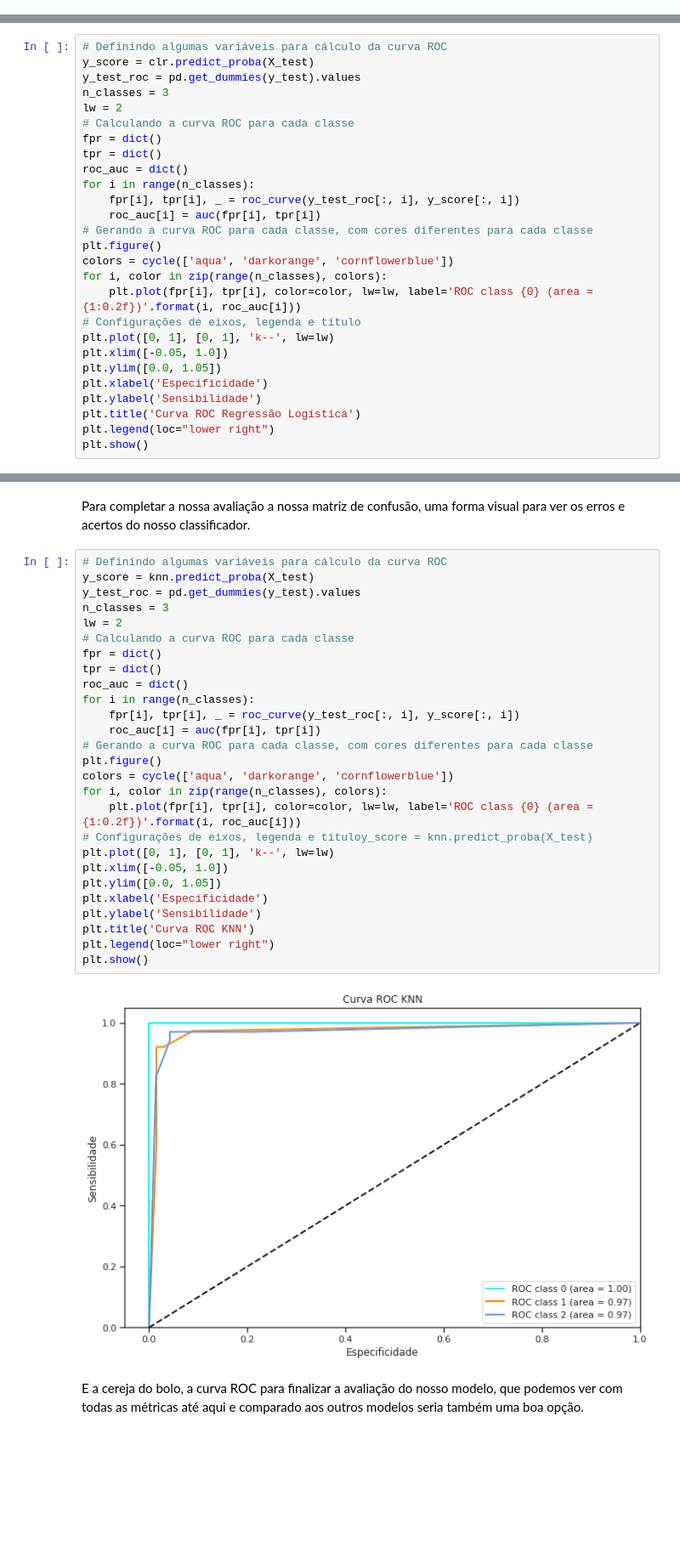
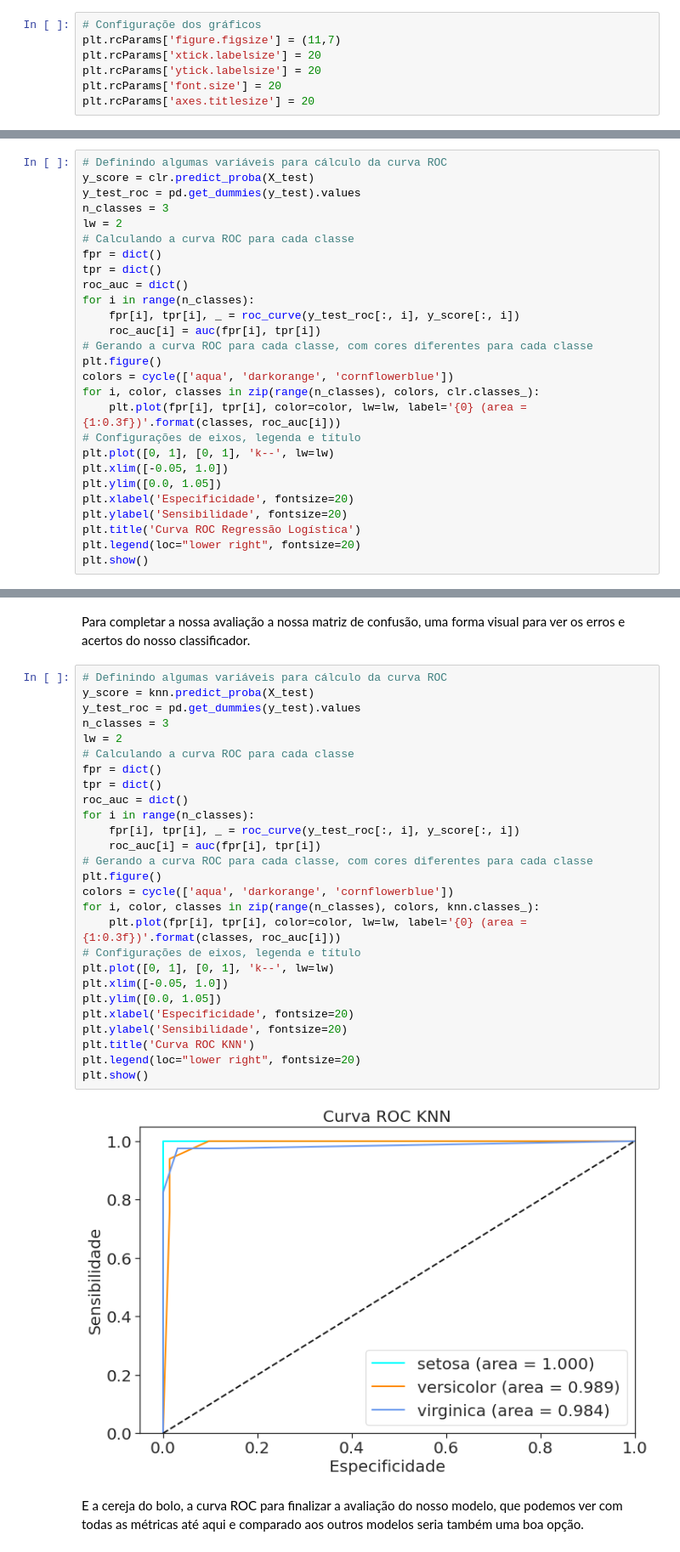
Before and after one commit to dadosaocubo/classificacao, a Jupyter notebook: Classificação_com_scikit_learn.ipynb, the cells around one changed output, grey strips where cells are left out. Shown: that part at 85% size. Saved outputs shown, nothing was run; the diff lists cells and outputs as text; blank space fills up the shorter version.

```diff
--- a/Classificação_com_scikit_learn.ipynb
+++ b/Classificação_com_scikit_learn.ipynb
@@ -84,3 +84,10 @@ Na figura podemos ver as 4 características sendo analisadas em pares, através
+# %%
+# Configuraçõe dos gráficos
+plt.rcParams['figure.figsize'] = (11,7)
+plt.rcParams['xtick.labelsize'] = 20
+plt.rcParams['ytick.labelsize'] = 20
+plt.rcParams['font.size'] = 20
+plt.rcParams['axes.titlesize'] = 20
 # %% [markdown]
 ## Selecionar variáveis de entrada e saída
 # %%
@@ -148,15 +155,15 @@ for i in range(n_classes):
 # Gerando a curva ROC para cada classe, com cores diferentes para cada classe
 plt.figure()
 colors = cycle(['aqua', 'darkorange', 'cornflowerblue'])
-for i, color in zip(range(n_classes), colors):
-    plt.plot(fpr[i], tpr[i], color=color, lw=lw, label='ROC class {0} (area = {1:0.2f})'.format(i, roc_auc[i]))
+for i, color, classes in zip(range(n_classes), colors, clr.classes_):
+    plt.plot(fpr[i], tpr[i], color=color, lw=lw, label='{0} (area = {1:0.3f})'.format(classes, roc_auc[i]))
 # Configurações de eixos, legenda e título
 plt.plot([0, 1], [0, 1], 'k--', lw=lw)
 plt.xlim([-0.05, 1.0])
 plt.ylim([0.0, 1.05])
-plt.xlabel('Especificidade')
-plt.ylabel('Sensibilidade')
+plt.xlabel('Especificidade', fontsize=20)
+plt.ylabel('Sensibilidade', fontsize=20)
 plt.title('Curva ROC Regressão Logística')
-plt.legend(loc="lower right")
+plt.legend(loc="lower right", fontsize=20)
 plt.show()
 # %% [output]
@@ -204,32 +211,32 @@ Para completar a nossa avaliação a nossa matriz de confusão, uma forma visual
 # %%
 # Definindo algumas variáveis para cálculo da curva ROC
 y_score = knn.predict_proba(X_test)
 y_test_roc = pd.get_dummies(y_test).values
 n_classes = 3
 lw = 2
 # Calculando a curva ROC para cada classe
 fpr = dict()
 tpr = dict()
 roc_auc = dict()
 for i in range(n_classes):
     fpr[i], tpr[i], _ = roc_curve(y_test_roc[:, i], y_score[:, i])
     roc_auc[i] = auc(fpr[i], tpr[i])
 # Gerando a curva ROC para cada classe, com cores diferentes para cada classe
 plt.figure()
 colors = cycle(['aqua', 'darkorange', 'cornflowerblue'])
-for i, color in zip(range(n_classes), colors):
-    plt.plot(fpr[i], tpr[i], color=color, lw=lw, label='ROC class {0} (area = {1:0.2f})'.format(i, roc_auc[i]))
-# Configurações de eixos, legenda e títuloy_score = knn.predict_proba(X_test)
+for i, color, classes in zip(range(n_classes), colors, knn.classes_):
+    plt.plot(fpr[i], tpr[i], color=color, lw=lw, label='{0} (area = {1:0.3f})'.format(classes, roc_auc[i]))
+# Configurações de eixos, legenda e título
 plt.plot([0, 1], [0, 1], 'k--', lw=lw)
 plt.xlim([-0.05, 1.0])
 plt.ylim([0.0, 1.05])
-plt.xlabel('Especificidade')
-plt.ylabel('Sensibilidade')
+plt.xlabel('Especificidade', fontsize=20)
+plt.ylabel('Sensibilidade', fontsize=20)
 plt.title('Curva ROC KNN')
-plt.legend(loc="lower right")
+plt.legend(loc="lower right", fontsize=20)
 plt.show()
 # %% [output]
-[figure, old version]
+[figure, new version]
 # %% [markdown]
 E a cereja do bolo, a curva ROC para finalizar a avaliação do nosso modelo, que podemos ver com todas as métricas até aqui e comparado aos outros modelos seria também uma boa opção.
 # %% [markdown]
```
Also changed, not shown: parts of 10 cells of this notebook.
